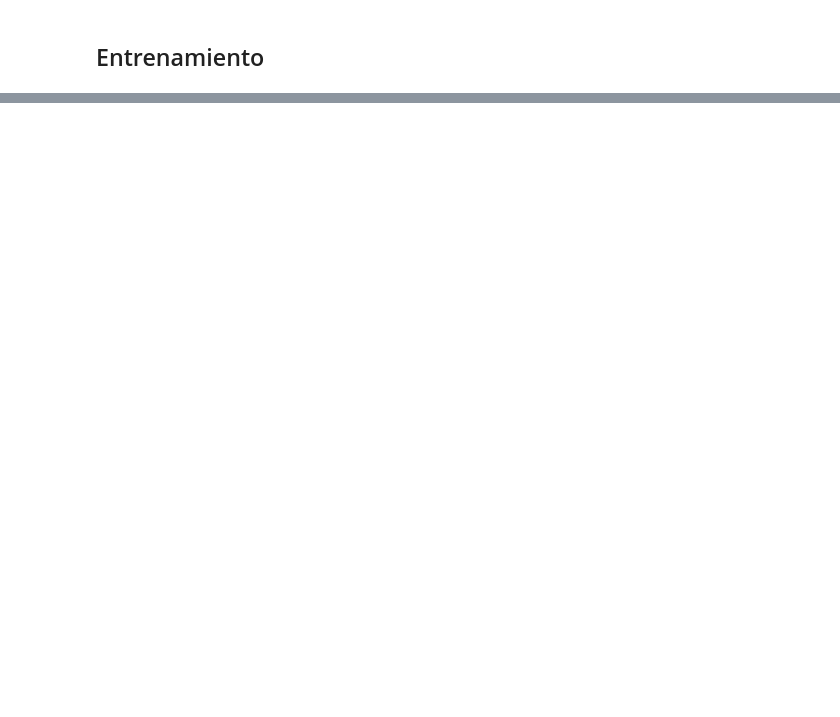
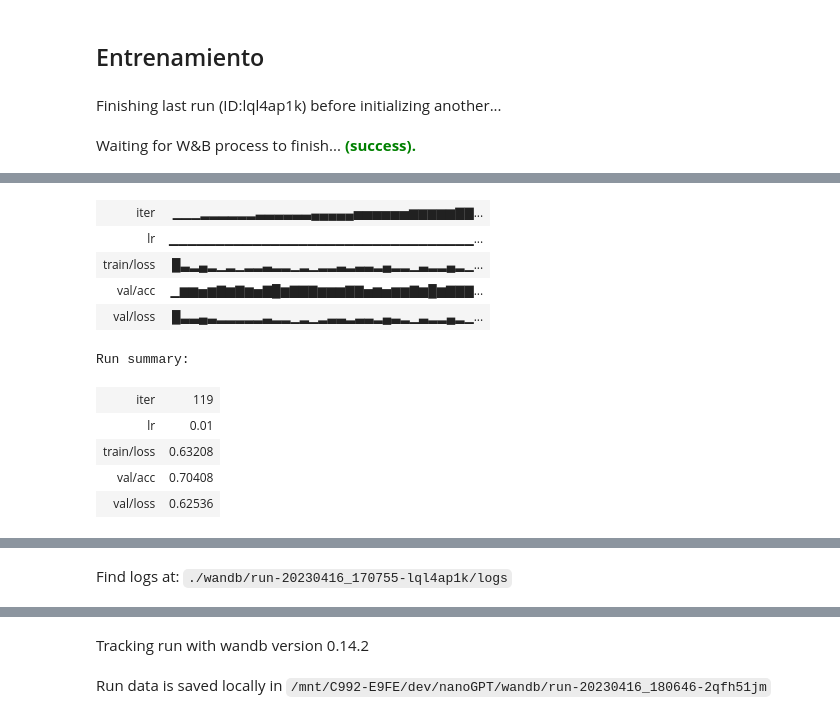
Before and after one commit to alcazar90/gpt-sentiment, a Jupyter notebook: model-usage.ipynb, the cells around one changed output, grey strips where cells are left out. Cells and saved outputs as stored; diff of their text form; code cells hidden in the pictures; blank space fills up the shorter version.

```diff
--- a/model-usage.ipynb
+++ b/model-usage.ipynb
@@ -41,7 +45,7 @@ Fri Apr 14 18:08:05 2023
 # %% [markdown]
 Setup del modelo:
 # %%
-out_dir = 'out'
+out_dir = 'out/extended_by_char_out-reddit-fix'
 start = ''
 num_samples = 10
 max_new_tokens = 500
@@ -330,6 +342,8 @@ class TextClassificationDataset(Dataset):
         self.num_obs = df.shape[0]
         self.max_char = df.texto.str.len().max()
         self.X = torch.zeros((self.num_obs, self.max_char), dtype=torch.long)
+        # Agregar 0 como padding id (rellenamos matriz con 0s por defecto)
+        self.padding_id = 0
 
         for idx, text in enumerate(df.texto):
             self.X[idx, :len(text)] = torch.tensor(self.encode_fn(text), dtype=torch.long)
@@ -433,17 +471,24 @@ loss_fn = nn.CrossEntropyLoss(weight=class_weights)
 train_loader = DataLoader(dataset, batch_size=batch_size, sampler=train_sampler)
 val_loader = DataLoader(dataset, batch_size=batch_size, sampler=train_sampler)
 # %%
-def estimate_loss(split):
+def estimate_loss(split, return_acc=False):
     model.eval()
     losses = []
+    targets = []
+    preds = []
     for idx, batch in enumerate(split):
         xb = batch[0].to(device)
         yb = batch[1].to(device)
         y_pred = clf(xb)
+        if return_acc:
+            preds.append(y_pred.argmax(dim=1))
+            targets.append(yb)
         loss = loss_fn(y_pred, yb)
         losses.append(loss.item())
     model.train()
-    return torch.tensor(losses).mean()
+    if return_acc:
+        return torch.tensor(losses).mean().item(), (torch.cat(preds) == torch.cat(targets)).float().mean().item()
+    return torch.tensor(losses).mean().item()
 
 def collect_preds(model, loader):
     model.eval()
@@ -458,8 +503,13 @@ def collect_preds(model, loader):
             all_targets = torch.cat((all_targets, yb.cpu()), dim=0)
     return all_preds, all_targets
 # %%
+if wandb_log:
+    wandb.init(project=wandb_project, name=wandb_run_name, config=config)
+
 lossi_train = []
 lossi_val = []
+track_acc = []
+best_val_loss = 1e9
 
 for step in range(max_iter):
     for xb, yb in train_loader:
@@ -467,18 +517,56 @@ for step in range(max_iter):
         yb = yb.to(device)
         y_pred = clf(xb)
         loss = loss_fn(y_pred, yb)
+
+        # compute the l1 penalty error term
+        #params = torch.cat([p.view(-1) for p in clf.lm_head.parameters()])
+        #l1_reg = lambda_1 * torch.norm(params, 1)
+        #loss += l1_reg
+
         loss.backward()
         optimizer.step()
         optimizer.zero_grad()
 
     if step % eval_interval == 0:
-        lossi_train.append(estimate_loss(train_loader).item())
-        lossi_val.append(estimate_loss(val_loader).item())
-        print(f"step {step}: train loss {lossi_train[-1]}, val loss {lossi_val[-1]}")
+        lossi_train.append(estimate_loss(train_loader, return_acc=False))
+        loss_val, acc_val = estimate_loss(val_loader, return_acc=True)
+        lossi_val.append(loss_val)
+        track_acc.append(acc_val)
+        print(f"step {step}: train loss {lossi_train[-1]:.4f}, val loss {lossi_val[-1]:.4f}, acc val {track_acc[-1]:.4f}")
+
+        if wandb_log:
+            wandb.log({
+                "iter": step,
+                "train/loss": lossi_train[-1],
+                "val/loss": lossi_val[-1],
+                "val/acc": track_acc[-1],
+                "lr": lr,
+                })
+
+        if lossi_val[-1] < best_val_loss:
+            best_val_loss = lossi_val[-1]
+            checkpoint = {
+                'model': clf.state_dict(),
+                'backbone': model,  # para inicializar la tabla de embedding del modelo gpt
+                'optimizer': optimizer.state_dict(),
+                'model_args': model_args,
+                'iter_num': step,
+                'best_val_loss': best_val_loss,
+                'config': config,
+                'gpt_meta': meta,
+             }
+            print(f"saving checkpoint to {out}")
+            torch.save(checkpoint, os.path.join(out, 'ckpt.pt'))
 
     if warmup_iter and (step+1) == warmup_iter:
         for p in clf.embedding_from_gpt.parameters():
             p.requires_grad = True
 
-print(f"Final result: train loss {lossi_train[-1]}, val loss {lossi_val[-1]}")
+print(f"Final result: train loss {lossi_train[-1]:.4f}, val loss {lossi_val[-1]:.4f}, acc val {track_acc[-1]:.4f}")
+
+preds, targets = collect_preds(clf, val_loader)
+print(classification_report(preds.argmax(dim=1).numpy(), targets.numpy(),
+                            target_names=['normal', 'incivilidad', 'odio']))
 # %% [output]
+Finishing last run (ID:lql4ap1k) before initializing another...
+Waiting for W&B process to finish... (success).
@@ -495,0 +574,11 @@ Final result: train loss 1.0475502014160156, val loss 1.0458927154541016
+| iter | ▁▁▁▂▂▂▂▂▂▃▃▃▃▃▃▄▄▄▄▄▅▅▅▅▅▅▆▆▆▆▆▇▇... |
+| lr | ▁▁▁▁▁▁▁▁▁▁▁▁▁▁▁▁▁▁▁▁▁▁▁▁▁▁▁▁▁▁▁▁▁... |
+| train/loss | █▃▂▄▂▁▂▁▂▂▃▂▂▁▂▁▂▂▃▂▃▃▂▄▂▂▁▃▂▂▄▂▁... |
+| val/acc | ▁▆▆▅▆▇▆▇▆▅▇█▆▇▇▇▆▆▆▇▇▅▆▅▆▆▇▆█▆▇▇▇... |
+| val/loss | █▃▃▄▃▂▂▂▂▂▃▂▂▁▂▁▂▃▃▂▃▃▂▄▃▂▁▃▂▂▄▂▁... |
+Run summary:
+| iter | 119 |
+| lr | 0.01 |
+| train/loss | 0.63208 |
+| val/acc | 0.70408 |
+| val/loss | 0.62536 |
@@ -495,0 +587 @@ Final result: train loss 1.0475502014160156, val loss 1.0458927154541016
+Find logs at: ./wandb/run-20230416_170755-lql4ap1k/logs
@@ -495,0 +589,2 @@ Final result: train loss 1.0475502014160156, val loss 1.0458927154541016
+Tracking run with wandb version 0.14.2
+Run data is saved locally in /mnt/C992-E9FE/dev/nanoGPT/wandb/run-20230416_180646-2qfh51jm
```
Also changed, not shown: parts of 32 cells of this notebook.
